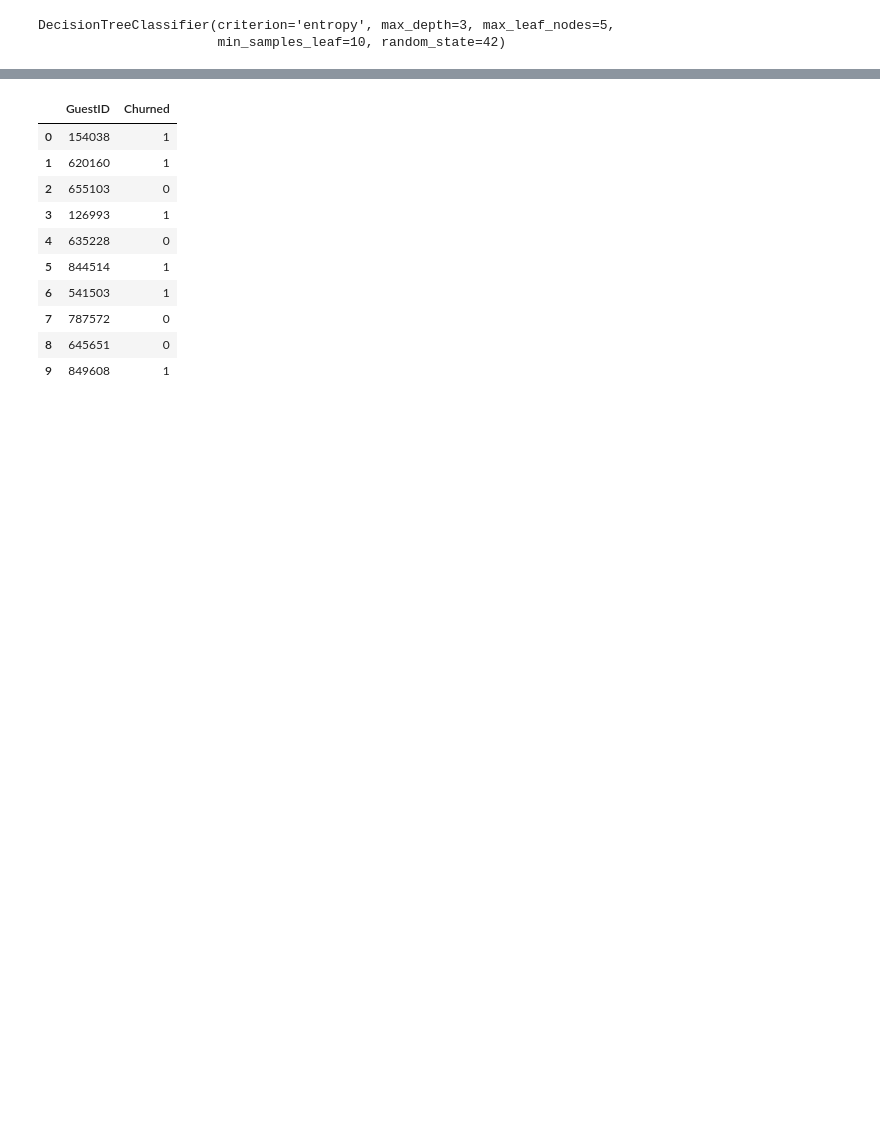
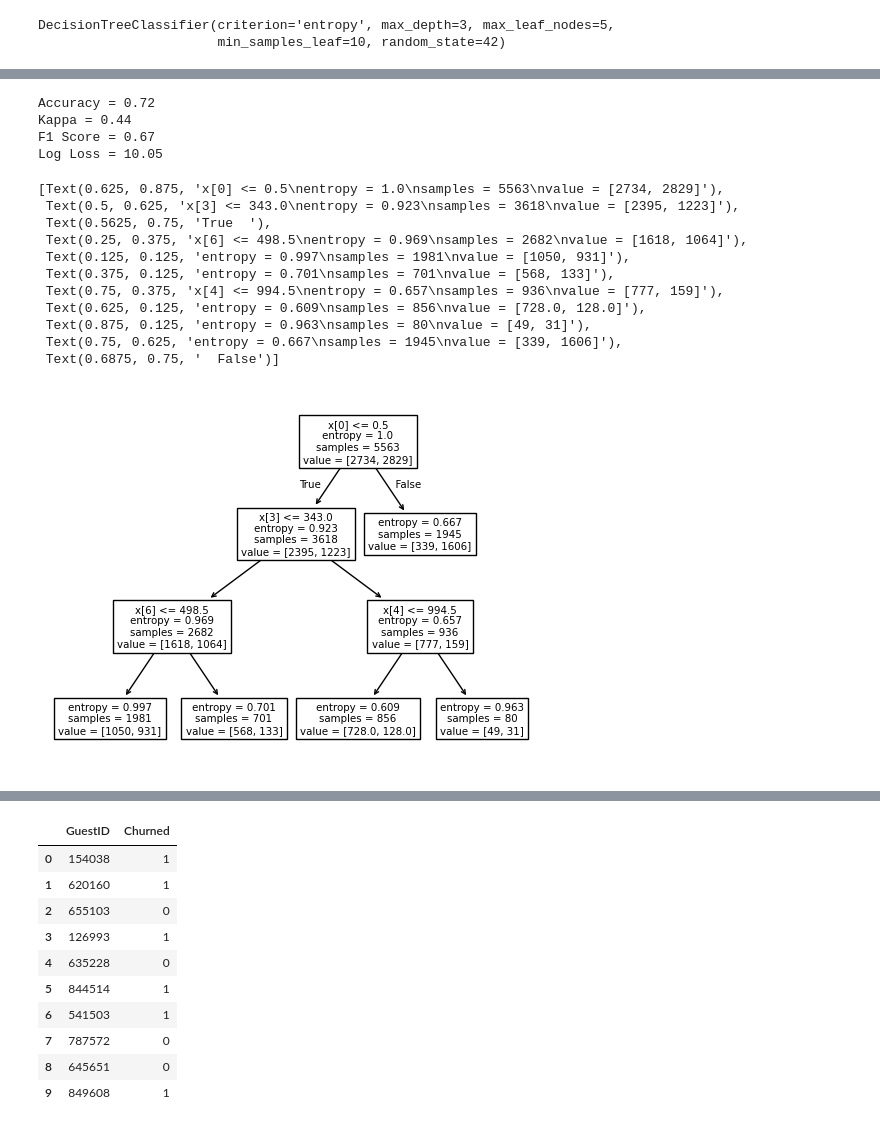
Before and after one commit to RuiQianSun/869, a Jupyter notebook: Classification_Practice/Decision_Trees.ipynb, the cells around one changed output, grey strips where cells are left out. Drawn from its saved outputs; the diff is of its cells as text; code cells hidden in the pictures; blank space fills up the shorter version.

```diff
--- a/Classification_Practice/Decision_Trees.ipynb
+++ b/Classification_Practice/Decision_Trees.ipynb
@@ -129,0 +143,29 @@ array([[593, 125],
+# %%
+from sklearn.metrics import accuracy_score, cohen_kappa_score, f1_score, log_loss
+
+print("Accuracy = {:.2f}".format(accuracy_score(y_test, y_pred_dt)))
+print("Kappa = {:.2f}".format(cohen_kappa_score(y_test, y_pred_dt)))
+print("F1 Score = {:.2f}".format(f1_score(y_test, y_pred_dt)))
+print("Log Loss = {:.2f}".format(log_loss(y_test, y_pred_dt)))
+# %% [output]
+Accuracy = 0.72
+Kappa = 0.44
+F1 Score = 0.67
+Log Loss = 10.05
+# %%
+# New in version 0.21. If you don't have 0.21+, then either upgrade, or just skip this cell.
+from sklearn import tree
+tree.plot_tree(clf)
+# %% [output]
+[Text(0.625, 0.875, 'x[0] <= 0.5\nentropy = 1.0\nsamples = 5563\nvalue = [2734, 2829]'),
+ Text(0.5, 0.625, 'x[3] <= 343.0\nentropy = 0.923\nsamples = 3618\nvalue = [2395, 1223]'),
+ Text(0.5625, 0.75, 'True  '),
+ Text(0.25, 0.375, 'x[6] <= 498.5\nentropy = 0.969\nsamples = 2682\nvalue = [1618, 1064]'),
+ Text(0.125, 0.125, 'entropy = 0.997\nsamples = 1981\nvalue = [1050, 931]'),
+ Text(0.375, 0.125, 'entropy = 0.701\nsamples = 701\nvalue = [568, 133]'),
+ Text(0.75, 0.375, 'x[4] <= 994.5\nentropy = 0.657\nsamples = 936\nvalue = [777, 159]'),
+ Text(0.625, 0.125, 'entropy = 0.609\nsamples = 856\nvalue = [728.0, 128.0]'),
+ Text(0.875, 0.125, 'entropy = 0.963\nsamples = 80\nvalue = [49, 31]'),
+ Text(0.75, 0.625, 'entropy = 0.667\nsamples = 1945\nvalue = [339, 1606]'),
+ Text(0.6875, 0.75, '  False')]
+[figure, added]
```
Also changed, not shown: parts of 3 cells of this notebook.
